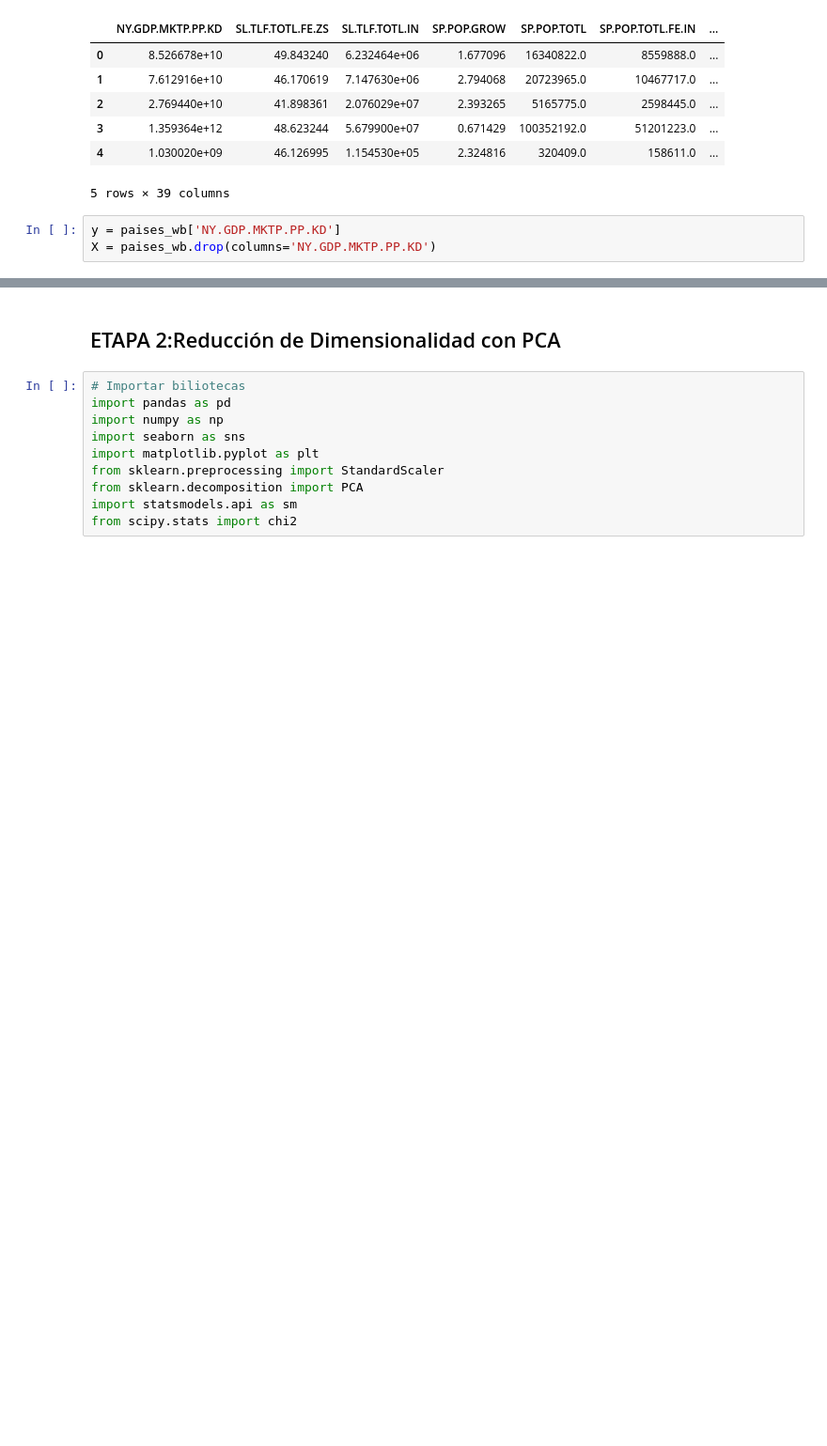
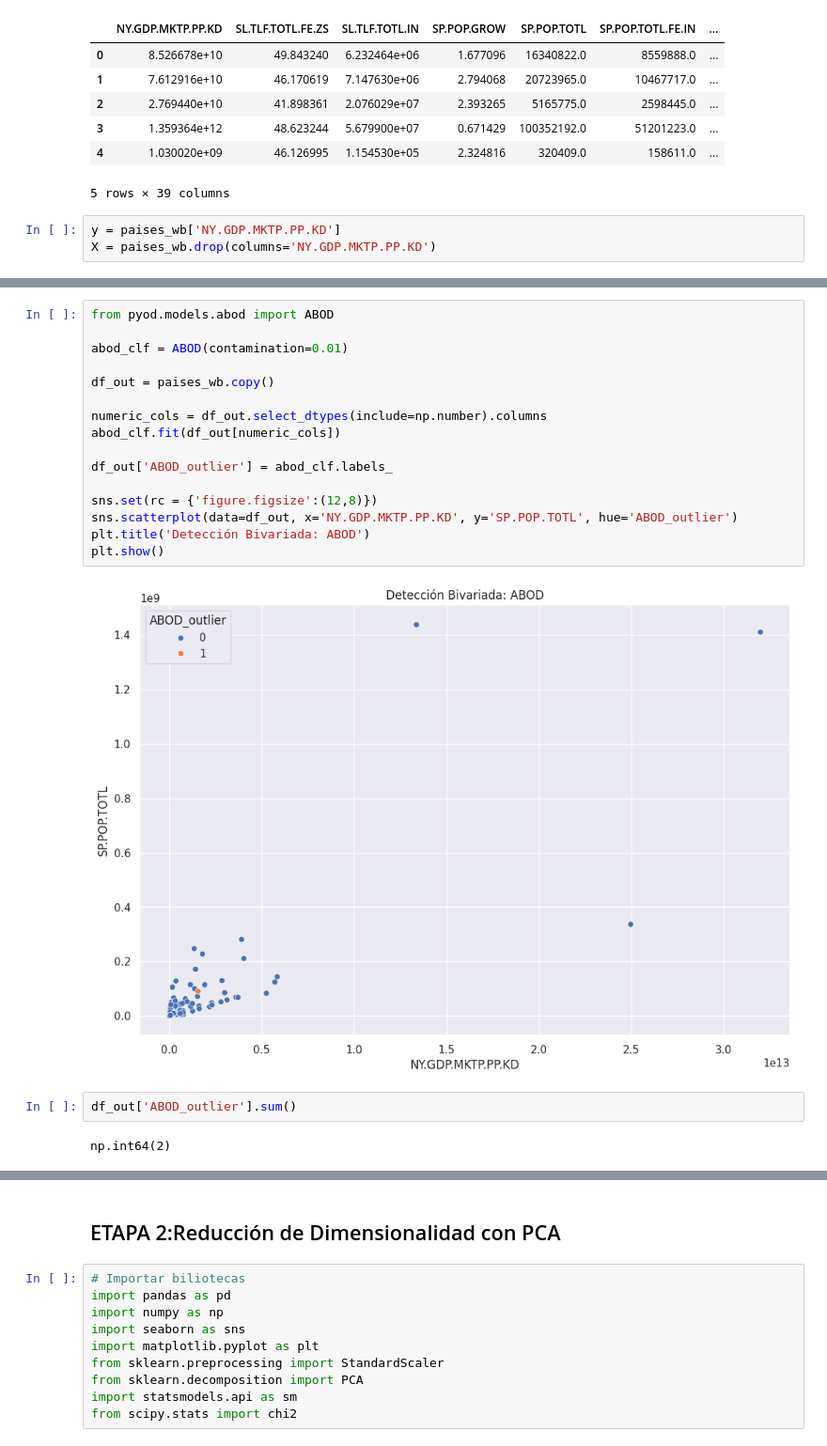
Before and after one commit to Matifi1310/portfolio, a Jupyter notebook: examen.ipynb, the cells around one changed output, grey strips where cells are left out. Shown at 94% size. Saved outputs shown, nothing was run; the diff lists cells and outputs as text; blank space fills up the shorter version.

```diff
--- a/examen.ipynb
+++ b/examen.ipynb
@@ -210,0 +239,22 @@ X = paises_wb.drop(columns='NY.GDP.MKTP.PP.KD')
+# %%
+from pyod.models.abod import ABOD
+
+abod_clf = ABOD(contamination=0.01)
+
+df_out = paises_wb.copy()
+
+numeric_cols = df_out.select_dtypes(include=np.number).columns
+abod_clf.fit(df_out[numeric_cols])
+
+df_out['ABOD_outlier'] = abod_clf.labels_
+
+sns.set(rc = {'figure.figsize':(12,8)})
+sns.scatterplot(data=df_out, x='NY.GDP.MKTP.PP.KD', y='SP.POP.TOTL', hue='ABOD_outlier')
+plt.title('Detección Bivariada: ABOD')
+plt.show()
+# %% [output]
+[figure, added]
+# %%
+df_out['ABOD_outlier'].sum()
+# %% [output]
+np.int64(2)
```
Also changed, not shown: parts of 16 cells of this notebook.
